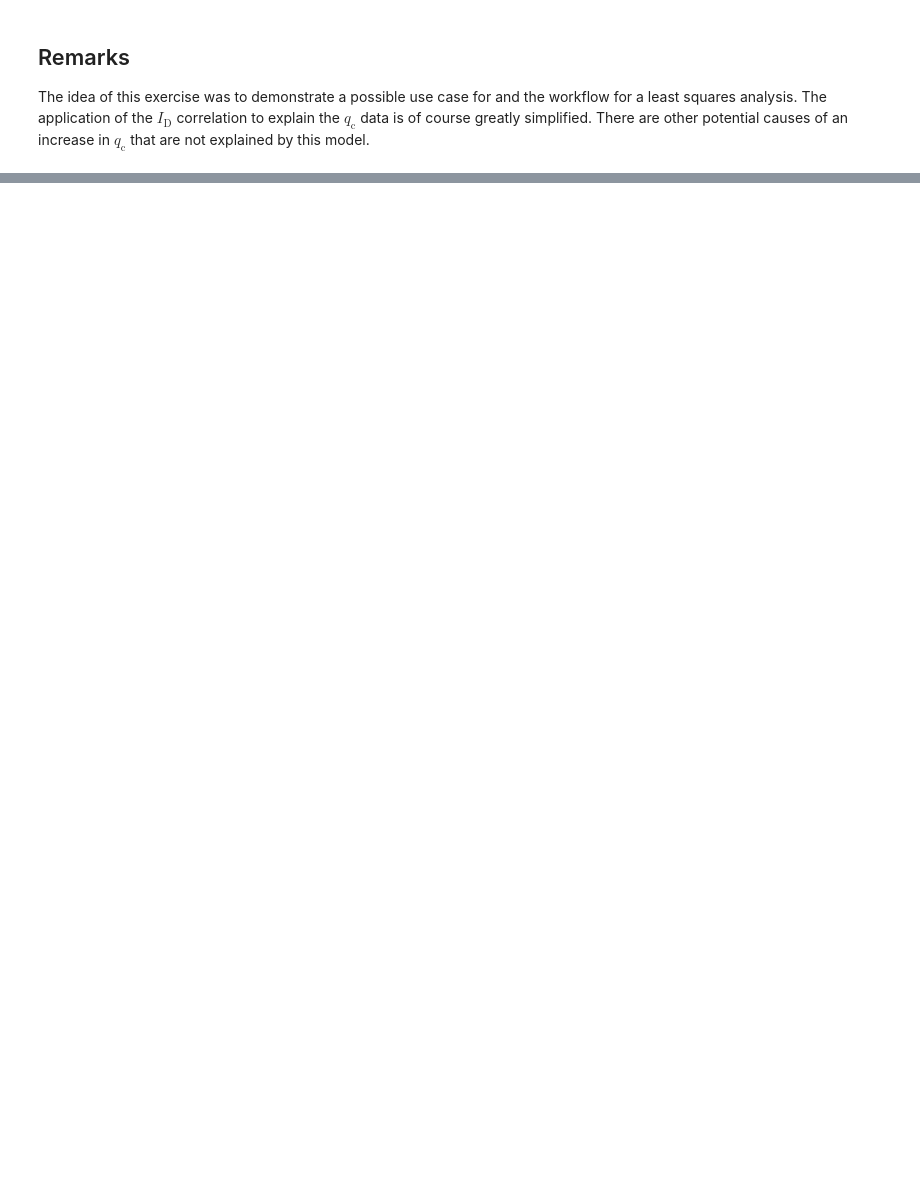
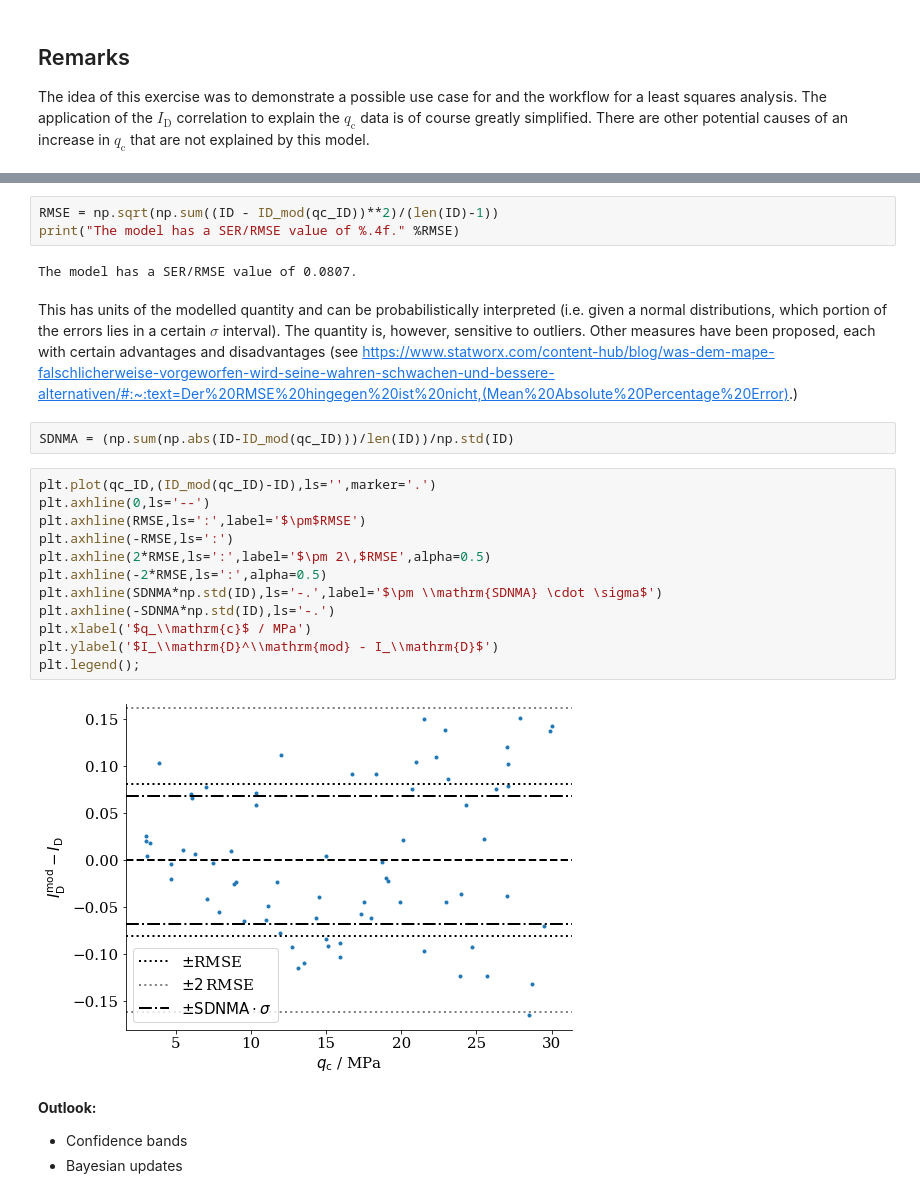
Before and after one commit to nagelt/Numerical_Methods_Introduction, a Jupyter notebook: 05a_CPT_Least_Squares.ipynb, the cells around one changed output, grey strips where cells are left out. Saved outputs shown, nothing was run; the diff lists cells and outputs as text; blank space fills up the shorter version.

```diff
--- a/05a_CPT_Least_Squares.ipynb
+++ b/05a_CPT_Least_Squares.ipynb
@@ -235,0 +289,28 @@ The idea of this exercise was to demonstrate a possible use case for and the wor
+# %%
+RMSE = np.sqrt(np.sum((ID - ID_mod(qc_ID))**2)/(len(ID)-1))
+print("The model has a SER/RMSE value of %.4f." %RMSE)
+# %% [output]
+The model has a SER/RMSE value of 0.0807.
+# %% [markdown]
+This has units of the modelled quantity and can be probabilistically interpreted (i.e. given a normal distributions, which portion of the errors lies in a certain $\sigma$ interval). The quantity is, however, sensitive to outliers. Other measures have been proposed, each with certain advantages and disadvantages (see https://www.statworx.com/content-hub/blog/was-dem-mape-falschlicherweise-vorgeworfen-wird-seine-wahren-schwachen-und-bessere-alternativen/#:~:text=Der%20RMSE%20hingegen%20ist%20nicht,(Mean%20Absolute%20Percentage%20Error).)
+# %%
+SDNMA = (np.sum(np.abs(ID-ID_mod(qc_ID)))/len(ID))/np.std(ID)
+# %%
+plt.plot(qc_ID,(ID_mod(qc_ID)-ID),ls='',marker='.')
+plt.axhline(0,ls='--')
+plt.axhline(RMSE,ls=':',label='$\pm$RMSE')
+plt.axhline(-RMSE,ls=':')
+plt.axhline(2*RMSE,ls=':',label='$\pm 2\,$RMSE',alpha=0.5)
+plt.axhline(-2*RMSE,ls=':',alpha=0.5)
+plt.axhline(SDNMA*np.std(ID),ls='-.',label='$\pm \\mathrm{SDNMA} \cdot \sigma$')
+plt.axhline(-SDNMA*np.std(ID),ls='-.')
+plt.xlabel('$q_\\mathrm{c}$ / MPa')
+plt.ylabel('$I_\\mathrm{D}^\\mathrm{mod} - I_\\mathrm{D}$')
+plt.legend();
+# %% [output]
+[figure, added]
+# %% [markdown]
+**Outlook:**
+
+- Confidence bands
+- Bayesian updates
```
Also changed, not shown: parts of 23 cells of this notebook, 2 other files.
